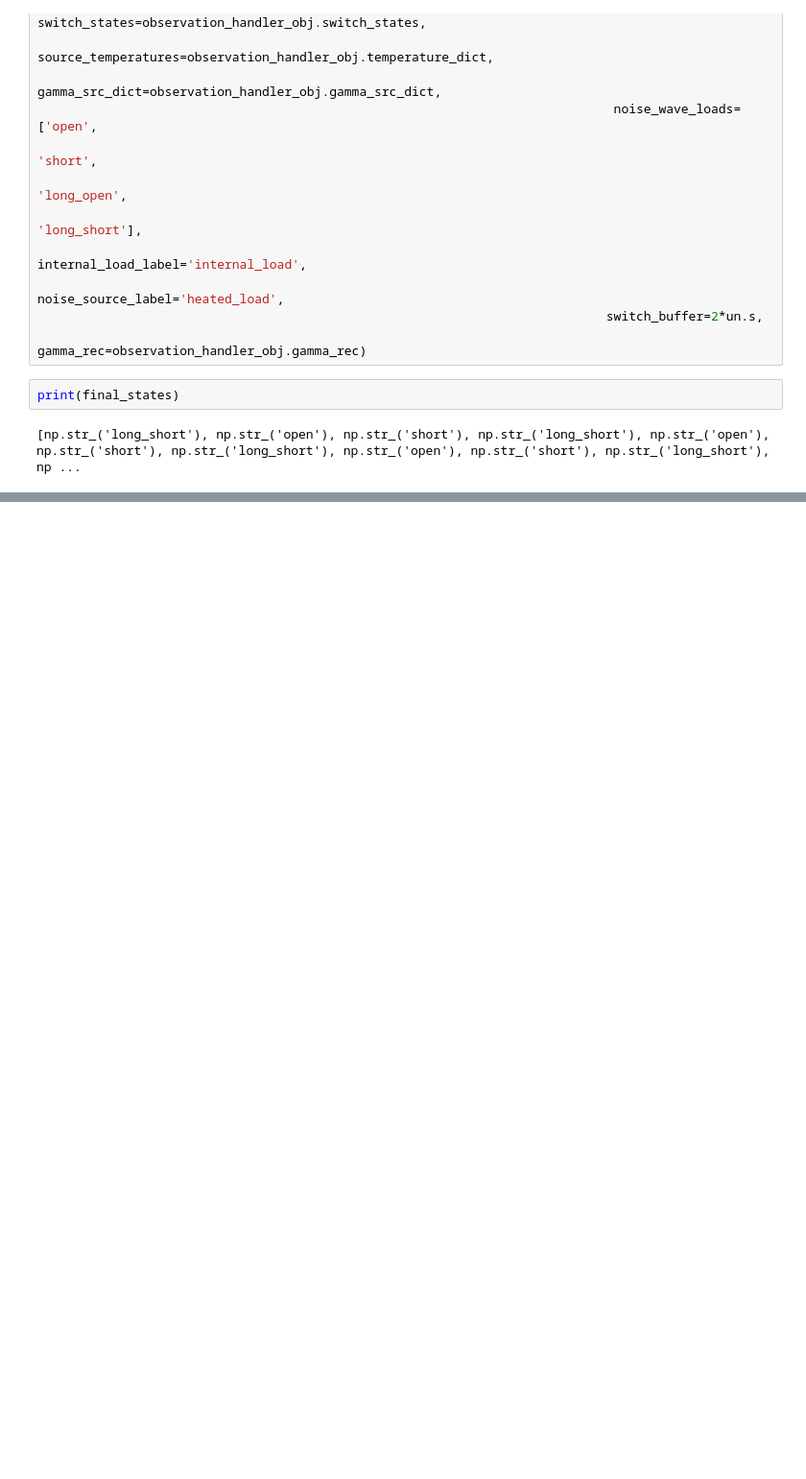
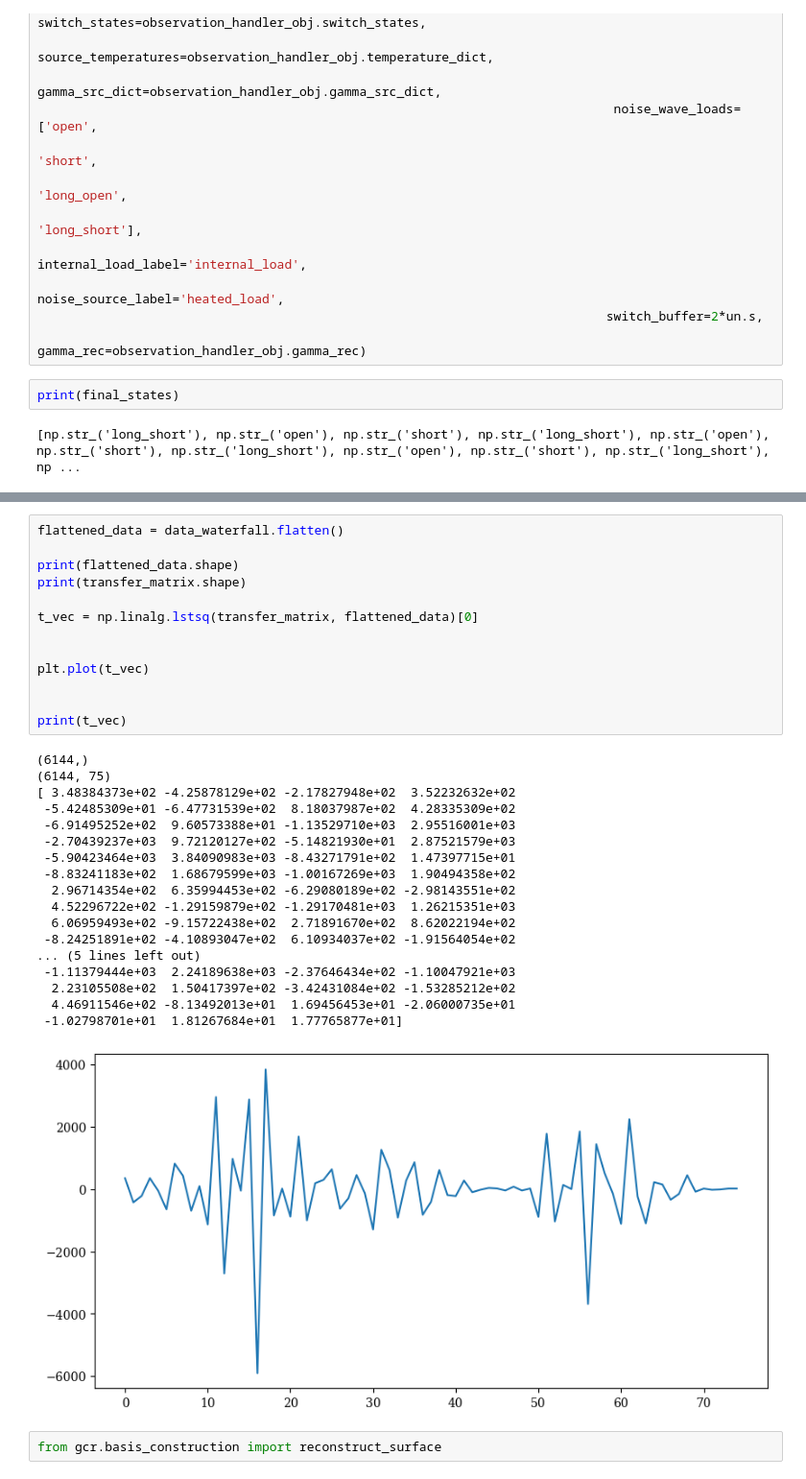
Before and after one commit to RHINO-Experiment/rhino-cal, a Jupyter notebook: simulation_testing.ipynb, the cells around one changed output, grey strips where cells are left out. Shown at 96% size. Drawn from its saved outputs; the diff is of its cells as text; blank space fills up the shorter version.

Commit message:
Weiner Filter Solution and Surface Reconstruction in simulation_testing notebook

```diff
--- a/simulation_testing.ipynb
+++ b/simulation_testing.ipynb
@@ -206 +203,35 @@ TypeError: Unsupported operand type(s) for ufunc subtract: 'ndarray,Quantity'
+# %%
+flattened_data = data_waterfall.flatten()
+
+print(flattened_data.shape)
+print(transfer_matrix.shape)
+
+t_vec = np.linalg.lstsq(transfer_matrix, flattened_data)[0]
+
+
+plt.plot(t_vec)
+
+
+print(t_vec)
+# %% [output]
+(6144,)
+(6144, 75)
+[ 3.48384373e+02 -4.25878129e+02 -2.17827948e+02  3.52232632e+02
+ -5.42485309e+01 -6.47731539e+02  8.18037987e+02  4.28335309e+02
+ -6.91495252e+02  9.60573388e+01 -1.13529710e+03  2.95516001e+03
+ -2.70439237e+03  9.72120127e+02 -5.14821930e+01  2.87521579e+03
+ -5.90423464e+03  3.84090983e+03 -8.43271791e+02  1.47397715e+01
+ -8.83241183e+02  1.68679599e+03 -1.00167269e+03  1.90494358e+02
+  2.96714354e+02  6.35994453e+02 -6.29080189e+02 -2.98143551e+02
+  4.52296722e+02 -1.29159879e+02 -1.29170481e+03  1.26215351e+03
+  6.06959493e+02 -9.15722438e+02  2.71891670e+02  8.62022194e+02
+ -8.24251891e+02 -4.10893047e+02  6.10934037e+02 -1.91564054e+02
+... (5 lines left out)
+ -1.11379444e+03  2.24189638e+03 -2.37646434e+02 -1.10047921e+03
+  2.23105508e+02  1.50417397e+02 -3.42431084e+02 -1.53285212e+02
+  4.46911546e+02 -8.13492013e+01  1.69456453e+01 -2.06000735e+01
+ -1.02798701e+01  1.81267684e+01  1.77765877e+01]
+[figure, added]
+# %%
+from gcr.basis_construction import reconstruct_surface
 # %%
```
Also changed, not shown: parts of 11 cells of this notebook, 4 other files.
